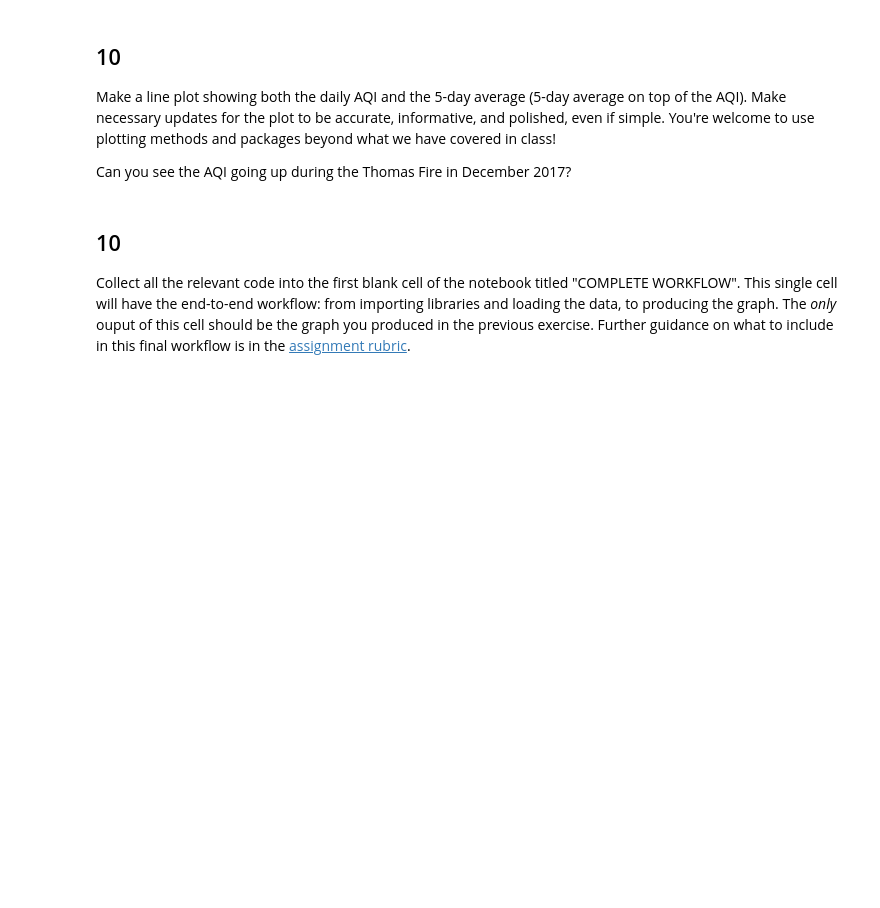
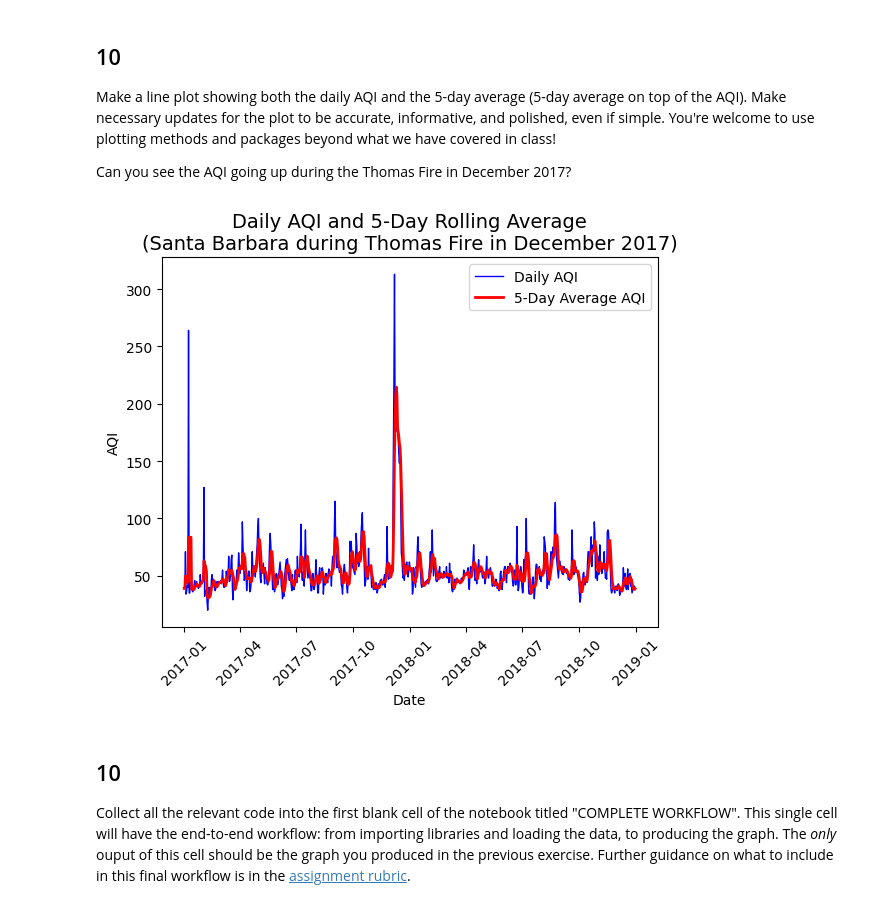
Before and after one commit to ryangreen6/eds220-hwk2, a Jupyter notebook: hwk2-task3-aqi.ipynb, the cells around one changed output. Saved outputs shown, nothing was run; the diff lists cells and outputs as text; code cells hidden in the pictures; blank space fills up the shorter version.

```diff
--- a/hwk2-task3-aqi.ipynb
+++ b/hwk2-task3-aqi.ipynb
@@ -225,15 +329,17 @@ Can you see the AQI going up during the Thomas Fire in December 2017?
 # %%
 plt.plot(aqi_sb.index, aqi_sb['aqi'], label='Daily AQI', color='blue', linewidth=1)
 plt.plot(aqi_sb.index, aqi_sb['five_day_average'], label='5-Day Average AQI', color='red', linewidth=2)
 
 plt.title('Daily AQI and 5-Day Rolling Average\n(Santa Barbara during Thomas Fire in December 2017)', fontsize=14)
-plt.xlabel('Date', fontsize=12)
-plt.ylabel('AQI', fontsize=12)
+plt.xlabel('Date')
+plt.ylabel('AQI')
 
 plt.legend()
 plt.xticks(rotation=45)
 
 plt.show()
+# %% [output]
+[figure, added]
 # %% [markdown]
 ## 10
 
```
Also changed, not shown: parts of 10 cells of this notebook, 1 other file.
